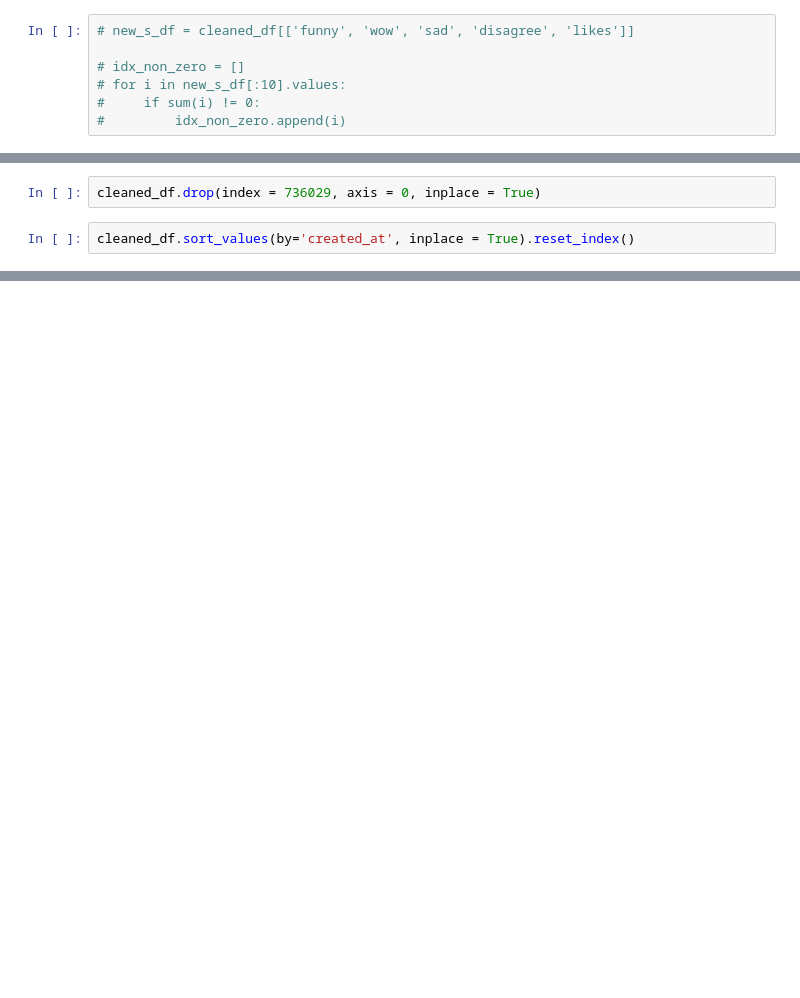
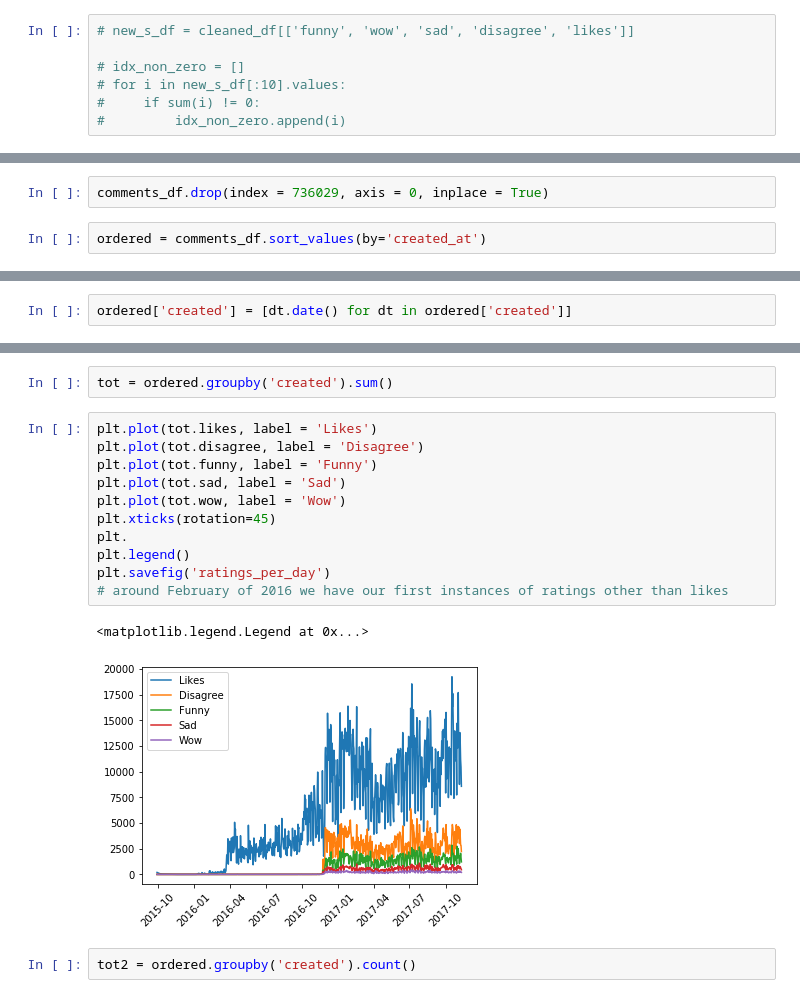
Before and after one commit to hberginc/Capstone2_temp_name, a Jupyter notebook: EDA.ipynb, the cells around one changed output, grey strips where cells are left out. Drawn from its saved outputs; the diff is of its cells as text; blank space fills up the shorter version.

```diff
--- a/EDA.ipynb
+++ b/EDA.ipynb
@@ -67,6 +67,6 @@ cleaned_df[cleaned_df.text.isna()]
 |  | funny | wow | text | publication_id | rating | article_id | id | sad | created_at | ... |
 | 736029 | 0 | 0 | NaN | 13 | approved | 141670 | 392337 | 0 | 2016-07-18 19:34:48.278774+00:00 | ... |
 # %%
-cleaned_df.drop(index = 736029, axis = 0, inplace = True)
+comments_df.drop(index = 736029, axis = 0, inplace = True)
 # %%
-cleaned_df.sort_values(by='created_at', inplace = True).reset_index()
+ordered = comments_df.sort_values(by='created_at')
@@ -88,0 +90,2 @@ cleaned_df
+# %%
+ordered['created'] = [dt.date() for dt in ordered['created']]
@@ -88,0 +97,18 @@ cleaned_df
+# %%
+tot = ordered.groupby('created').sum()
+# %%
+plt.plot(tot.likes, label = 'Likes')
+plt.plot(tot.disagree, label = 'Disagree')
+plt.plot(tot.funny, label = 'Funny')
+plt.plot(tot.sad, label = 'Sad')
+plt.plot(tot.wow, label = 'Wow')
+plt.xticks(rotation=45)
+plt.
+plt.legend()
+plt.savefig('ratings_per_day')
+# around February of 2016 we have our first instances of ratings other than likes
+# %% [output]
+<matplotlib.legend.Legend at 0x...>
+[figure, added]
+# %%
+tot2 = ordered.groupby('created').count()
```
Also changed, not shown: parts of 12 cells of this notebook, 1 other file.
